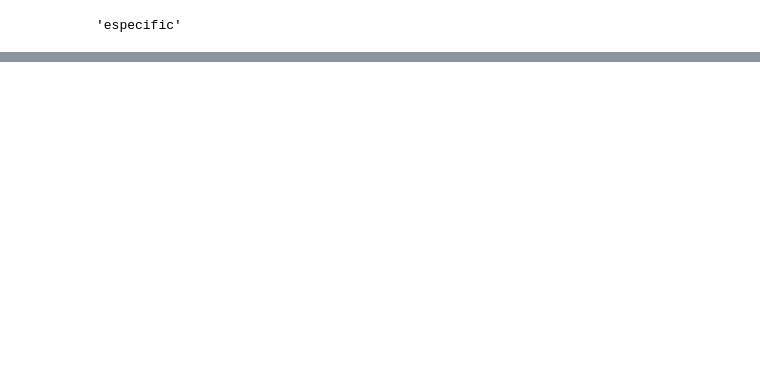
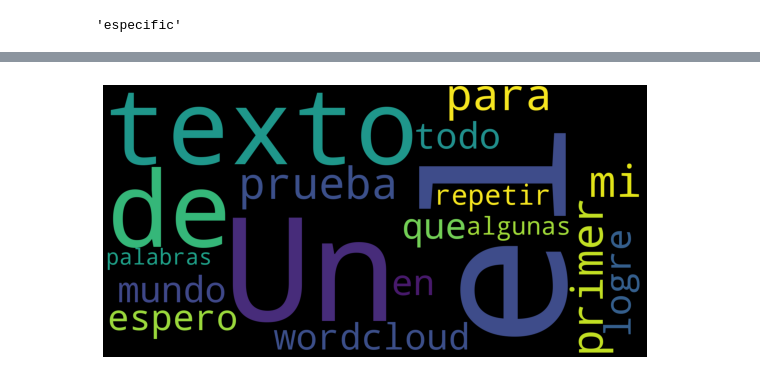
Before and after one commit to alvaro-neira/nlp-homework1, a Jupyter notebook: Tarea_NLP_Grupo_3.ipynb, the cells around one changed output, grey strips where cells are left out. Cells and saved outputs as stored; diff of their text form; code cells hidden in the pictures; blank space fills up the shorter version.

Commit message:
wordcloud

```diff
--- a/Tarea_NLP_Grupo_3.ipynb
+++ b/Tarea_NLP_Grupo_3.ipynb
@@ -250,0 +283,9 @@ stemmer.stem("Especificada")
+# %%
+description = "Un texto de prueba para mi primer wordcloud en el todo el mundo, espero que logre repetir algunas palabras"
+wc = wordcloud.WordCloud(width=1600, height=800).generate(description)
+plt.figure(figsize=(10,5))
+plt.imshow(wc)
+plt.axis("off")
+plt.show()
+# %% [output]
+[figure, added]
```
Also changed, not shown: parts of 10 cells of this notebook, 4 other files.
